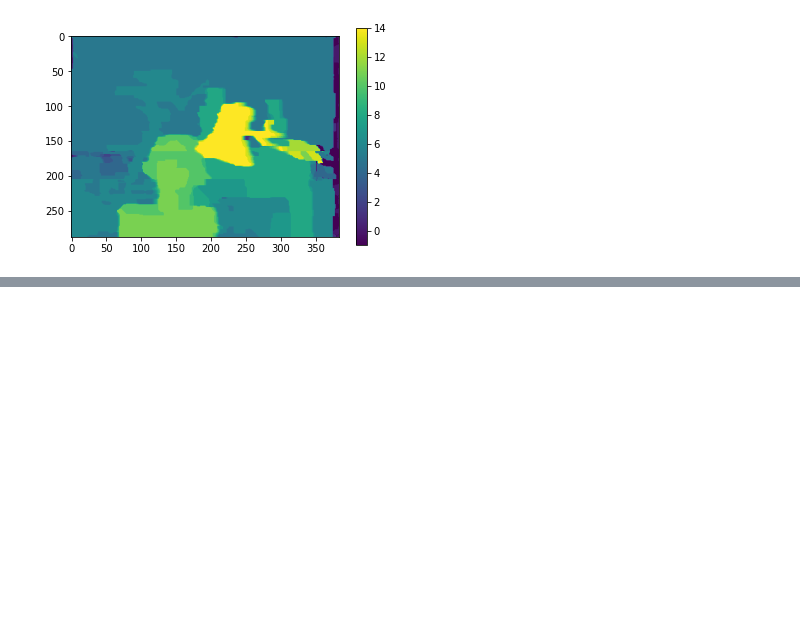
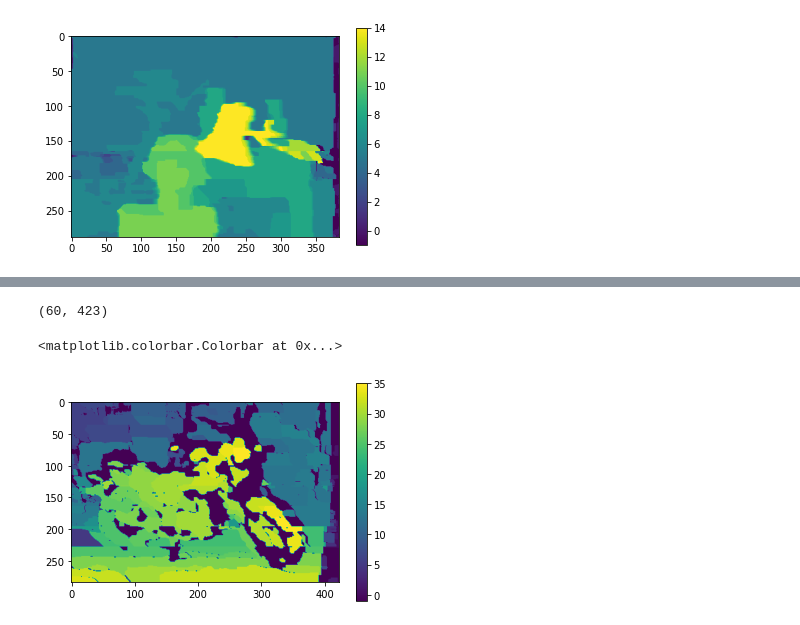
Before and after one commit to BaldPulse/Stereo_depth_energy, a Jupyter notebook: stiching.ipynb, the cells around one changed output, grey strips where cells are left out. Drawn from its saved outputs; the diff is of its cells as text; code cells hidden in the pictures; blank space fills up the shorter version.

```diff
--- a/stiching.ipynb
+++ b/stiching.ipynb
@@ -105,0 +114,10 @@ plt.colorbar()
+# %%
+partial5 = load_partial("run\\Motorcycle", 284, 40, 8)
+print(partial5[-1].shape)
+full5 = stitch(partial5, 284, 40, 8)
+plt.imshow(full5)
+plt.colorbar()
+# %% [output]
+(60, 423)
+<matplotlib.colorbar.Colorbar at 0x...>
+[figure, added]
```
Also changed, not shown: parts of 8 cells of this notebook, 1 other file.
